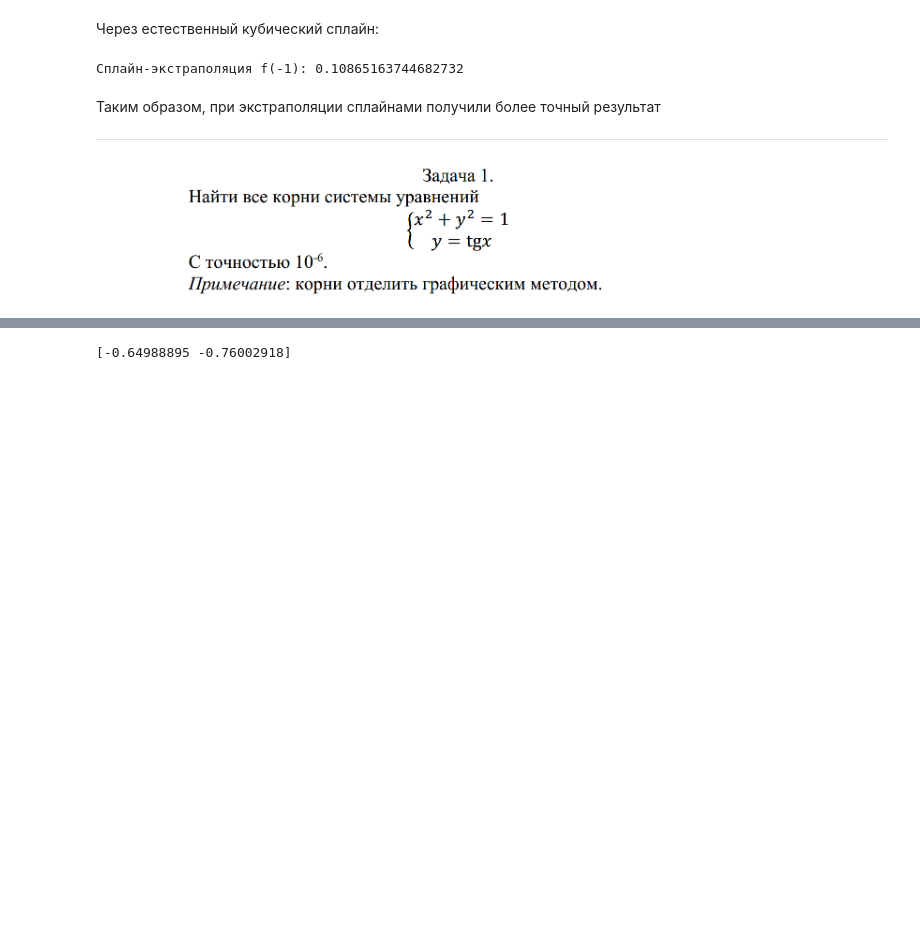
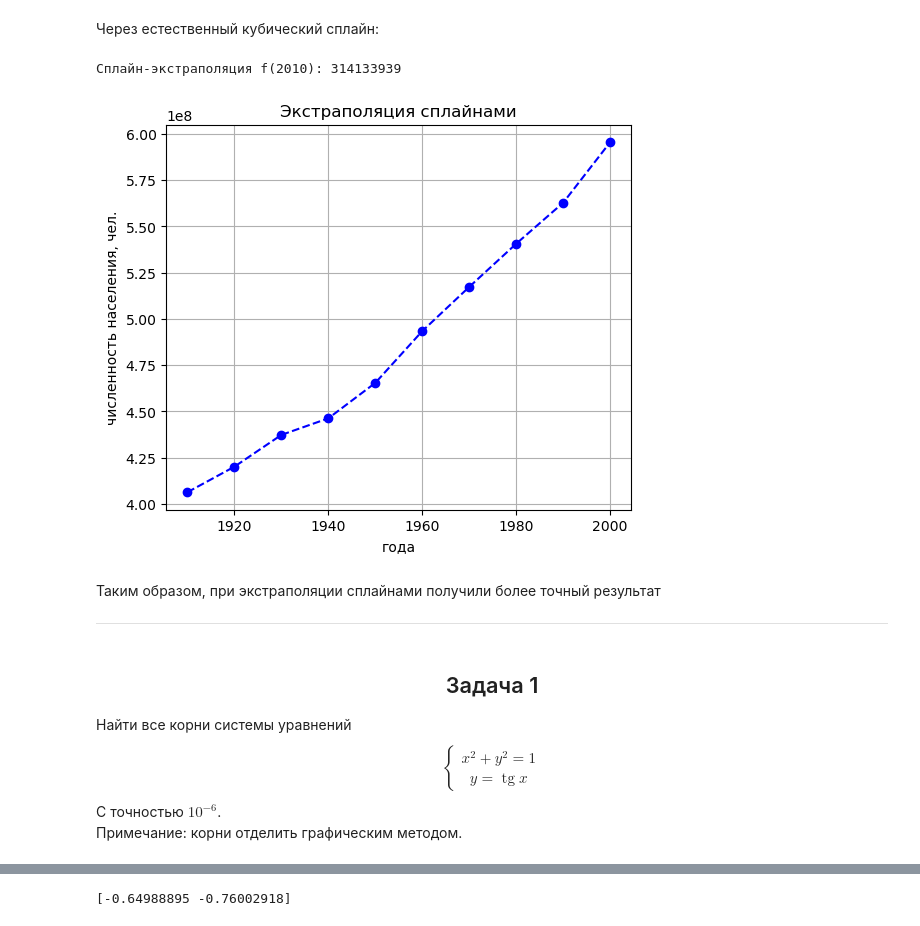
Before and after one commit to marfadita/CM-mipt, a Jupyter notebook: дз_самостоятельные/дз1_сем1.ipynb, the cells around one changed output, grey strips where cells are left out. Cells and saved outputs as stored; diff of their text form; code cells hidden in the pictures; blank space fills up the shorter version.

```diff
--- a/дз_самостоятельные/дз1_сем1.ipynb
+++ b/дз_самостоятельные/дз1_сем1.ipynb
@@ -104,14 +113,10 @@ print([np.cos((2*m+1)*np.pi/6) for m in range(3)])
 # %% [markdown]
 Через естественный кубический сплайн:
 # %%
-z = -1
-x = np.array([(-1/2) + (3/2)*np.cos((2*m+1)*np.pi/6) for m in range(3)])
-f = np.array([-0.624, 0.119, 0.123])
-N = x.shape[0] - 1
 m = [[0]*(N-1) for _ in range(N-1)]
 
 
-u_2 = [(f[i + 1] - f[i]) / h for i in range(N)]
+u_2 = [(f_people[i + 1] - f_people[i]) / h for i in range(N)]
 u_3 = [6*(u_2[i + 1] - u_2[i])/ (2*h) for i in range(N-1)]
 
 for i in range(N-1):
@@ -126,7 +131,7 @@ for i in range(N-1):
 c = np.linalg.solve(m, u_3)
 c = np.append(c,0)
 
-a = f[1:]
+a = f_people[1:]
 
 d = np.array([c[0]/h])
 for i in range(1,N):
@@ -137,15 +142,31 @@ for i in range(1,N):
   b = np.append(b, ((c[i-1] + 2*c[i])*h/6)+ u_2[i])
 # %%
 f_z = a[-1] + b[-1]*(z-x[-1]) + (c[-1] * (z - x[-1])**2)/2 + (d[-1] * (z - x[-1])**3)/6
-print(f'Сплайн-экстраполяция f({z}): {(f_z)}')
+print(f'Сплайн-экстраполяция f({z}): {int(f_z)}')
+
+plt.figure(figsize=(6,5))
+plt.title('Экстраполяция сплайнами')
+plt.plot(x, f_people + f_z, '--bo',label='line with marker')
+plt.xlabel('года')
+plt.ylabel('численность населения, чел.')
+plt.yscale('linear')
+plt.grid()
 # %% [output]
-Сплайн-экстраполяция f(-1): 0.10865163744682732
+Сплайн-экстраполяция f(2010): 314133939
+[figure, added]
 # %% [markdown]
 Таким образом, при экстраполяции сплайнами получили более точный результат
 ***
 # %% [markdown]
-<div>
-<img src="attachment:image-3.png" width="700"/>
-</div>
+## <center>Задача 1
+Найти все корни системы уравнений
+$$
+\left\{\begin{array}{c}
+x^2+y^2=1 \\
+y=\operatorname{tg} x
+\end{array}\right.
+$$
+С точностью $10^{-6}$. <br>
+Примечание: корни отделить графическим методом.
 # %% [markdown]
 Отделим корни: <br>
```
Also changed, not shown: parts of 14 cells of this notebook.
